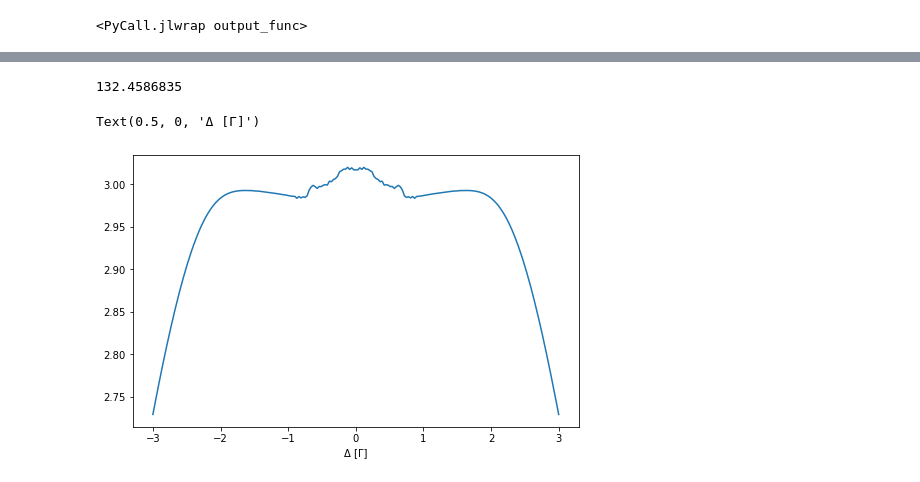
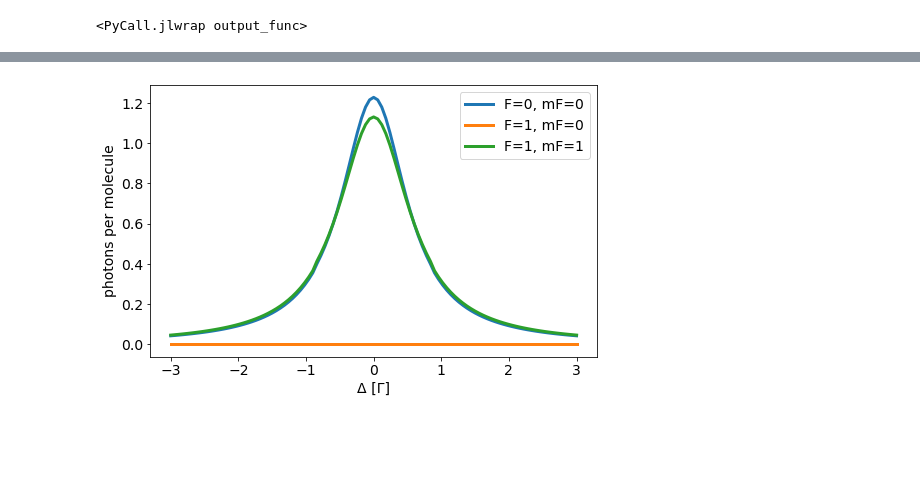
Before and after one commit to ograsdijk/optical-bloch, a Jupyter notebook: R0 F1=1_2 F=1.ipynb, the cells around one changed output, grey strips where cells are left out. Saved outputs shown, nothing was run; the diff lists cells and outputs as text; code cells hidden in the pictures; blank space fills up the shorter version.

```diff
--- a/R0 F1=1_2 F=1.ipynb
+++ b/R0 F1=1_2 F=1.ipynb
@@ -630,0 +616,3 @@ set_fontsize(ax, 14)
+# %%
+Main.Deltas = np.random.permutation(np.linspace(-5,5,51)*Γ)
+Main.params = Main.Deltas
@@ -630,0 +653,17 @@ set_fontsize(ax, 14)
+# %%
+sort_indices = np.argsort(Main.Deltas)
+scan = Main.Deltas[sort_indices]
+
+for name, res in results_higherpower.items():
+    results_higherpower[name] = res[sort_indices]
+# %%
+fig, ax = plt.subplots(figsize = (8,5))
+
+for name, res in results_higherpower.items():
+    ax.plot(scan/Γ, res*Γ, lw = 3, label = name)
+
+ax.set_xlabel('Δ [Γ]')
+ax.set_ylabel('photons per molecule')
+ax.legend(fontsize = 14)
+
+set_fontsize(ax, 14)
@@ -631,5 +675,5 @@ set_fontsize(ax, 14)
 # %%
-Main.Deltas = np.linspace(-3,3,201)*Γ
+Main.Deltas = np.linspace(-3,3,101)*Γ
 Main.params = Main.Deltas
 # %%
 Main.eval("""
@@ -679,14 +702,34 @@ Main.eval("Threads.nthreads()")
 # %%
-# starting the parallel ensemble simulation
-# precision of the solver is increased resulting in a longer runtime
-# probably not necessary
-Main.eval("pbar.counter = 0")
-Main.eval("pbar.n = size(params)[1]")
-Main.eval("""
-@time sim = solve(ens_prob, Tsit5(), EnsembleThreads(), save_start = true, save_end = true,
-            save_everystep = true; trajectories = size(params)[1], dt = 1e-9, adaptive=true,
-            abstol = 5e-7, reltol = 5e-4, callback = cb)
-sim.elapsedTime
-""")
+results = {}
+for name, ρ_ini in initial_populations.items():
+    Main.ρ_ini = ρ_ini
+    Main.eval("""
+    tspan = (0.0f0, 300e-6)
+    prob = ODEProblem(Lindblad_rhs!,ρ_ini,tspan,p)
+    tmp = 0
+    """)
+
+    # defining the function that changes the ODE parameters for each iteration
+    Main.eval("""
+    function prob_func(prob,i,repeat)
+        remake(prob,p=[Ω, 0, params[i], 0., 0., 184, μzlaser, σylaser, σzlaser])
+    end
+    """)
+
+    # setting up the EnsembleProblem with the earlier defined ODEProblem
+    Main.eval("""
+    ens_prob = EnsembleProblem(prob, prob_func = prob_func, output_func = output_func)
+    """)
+
+    # starting the parallel ensemble simulation
+    # precision of the solver is increased resulting in a longer runtime
+    # probably not necessary
+    Main.eval("pbar.counter = 0")
+    Main.eval("pbar.n = size(params)[1]")
+    Main.eval("""
+    @time sim = solve(ens_prob, Tsit5(), EnsembleThreads(), save_start = true, save_end = true,
+                save_everystep = true; trajectories = size(params)[1], dt = 1e-9, adaptive=true,
+                abstol = 5e-7, reltol = 5e-4, callback = cb)
+    sim.elapsedTime
+    """)
+    results[name] = Main.eval("sim.u")
-# %% [output]
-132.4586835
@@ -695,7 +736,13 @@ ens_u = Main.eval("sim.u")
 # %%
 fig, ax = plt.subplots(figsize = (8,5))
-ax.plot(Main.Deltas/Γ, ens_u*Γ)
+
+for name, res in results.items():
+    ax.plot(Main.Deltas/Γ, res*Γ, lw = 3, label = name)
+
 ax.set_xlabel('Δ [Γ]')
+ax.set_ylabel('photons per molecule')
+ax.legend(fontsize = 14)
+
+set_fontsize(ax, 14)
 # %% [output]
-Text(0.5, 0, 'Δ [Γ]')
-[figure, old version]
+[figure, new version]
```
Also changed, not shown: parts of 44 cells of this notebook, 3 other files.
